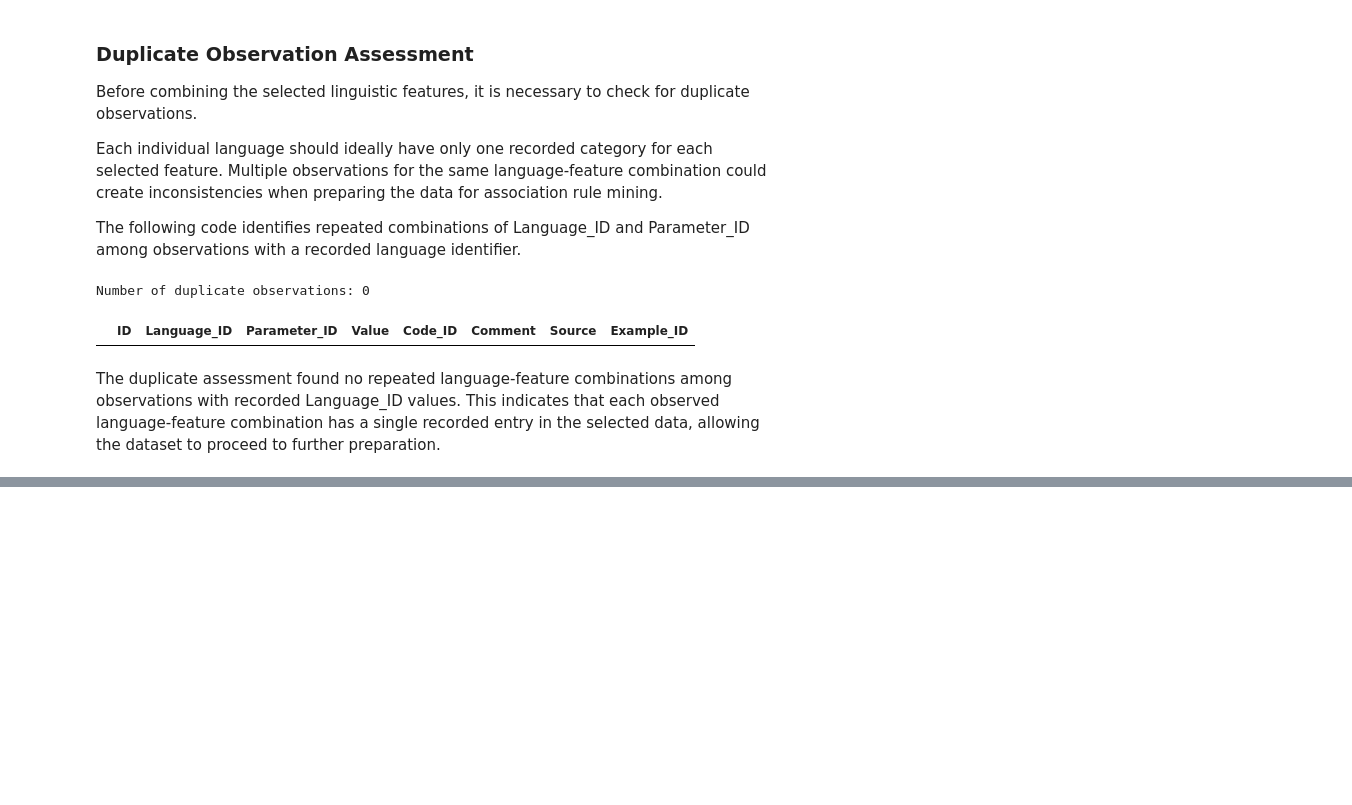
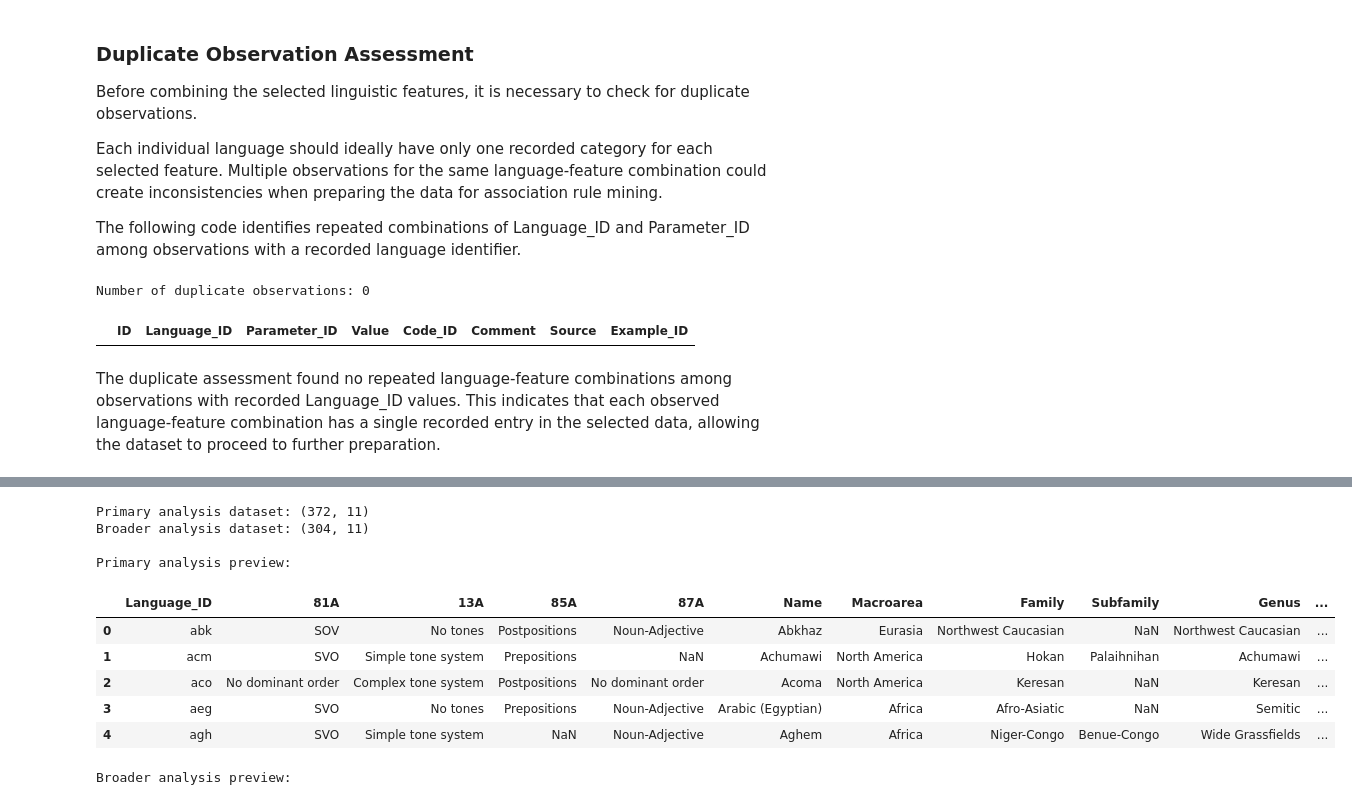
Before and after one commit to Rani-Wheeza/wals-linguistic-association-analysis, a Jupyter notebook: notebooks/01_wals_data_understanding.ipynb, the cells around one changed output, grey strips where cells are left out. Cells and saved outputs as stored; diff of their text form; code cells hidden in the pictures; blank space fills up the shorter version.

```diff
--- a/notebooks/01_wals_data_understanding.ipynb
+++ b/notebooks/01_wals_data_understanding.ipynb
@@ -571,0 +1045,75 @@ The duplicate assessment found no repeated language-feature combinations among o
+# %%
+# Create the primary dataset using word order and tone
+
+primary_analysis = (
+    feature_matrix
+    .dropna(subset=["81A", "13A"])
+    .copy()
+    .reset_index()
+)
+
+
+# Create the broader dataset using all four features
+
+broader_analysis = (
+    feature_matrix
+    .dropna(subset=selected_features)
+    .copy()
+    .reset_index()
+)
+
+
+# Select one metadata record per language
+
+language_info = prepared_data[
+    [
+        "Language_ID",
+        "Name",
+        "Macroarea",
+        "Family",
+        "Subfamily",
+        "Genus",
+        "Country_ID"
+    ]
+].drop_duplicates(subset="Language_ID")
+
+
+# Add language metadata to both analysis datasets
+
+primary_analysis = primary_analysis.merge(
+    language_info,
+    on="Language_ID",
+    how="left",
+    validate="one_to_one"
+)
+
+broader_analysis = broader_analysis.merge(
+    language_info,
+    on="Language_ID",
+    how="left",
+    validate="one_to_one"
+)
+
+
+# Display dataset dimensions
+
+print("Primary analysis dataset:", primary_analysis.shape)
+print("Broader analysis dataset:", broader_analysis.shape)
+
+print("\nPrimary analysis preview:")
+display(primary_analysis.head())
+
+print("\nBroader analysis preview:")
+display(broader_analysis.head())
+# %% [output]
+Primary analysis dataset: (372, 11)
+Broader analysis dataset: (304, 11)
+
+Primary analysis preview:
+|  | Language_ID | 81A | 13A | 85A | 87A | Name | Macroarea | Family | Subfamily | Genus | ... |
+| 0 | abk | SOV | No tones | Postpositions | Noun-Adjective | Abkhaz | Eurasia | Northwest Caucasian | NaN | Northwest Caucasian | ... |
+| 1 | acm | SVO | Simple tone system | Prepositions | NaN | Achumawi | North America | Hokan | Palaihnihan | Achumawi | ... |
+| 2 | aco | No dominant order | Complex tone system | Postpositions | No dominant order | Acoma | North America | Keresan | NaN | Keresan | ... |
+| 3 | aeg | SVO | No tones | Prepositions | Noun-Adjective | Arabic (Egyptian) | Africa | Afro-Asiatic | NaN | Semitic | ... |
+| 4 | agh | SVO | Simple tone system | NaN | Noun-Adjective | Aghem | Africa | Niger-Congo | Benue-Congo | Wide Grassfields | ... |
+Broader analysis preview:
```
Also changed, not shown: parts of 38 cells of this notebook.
